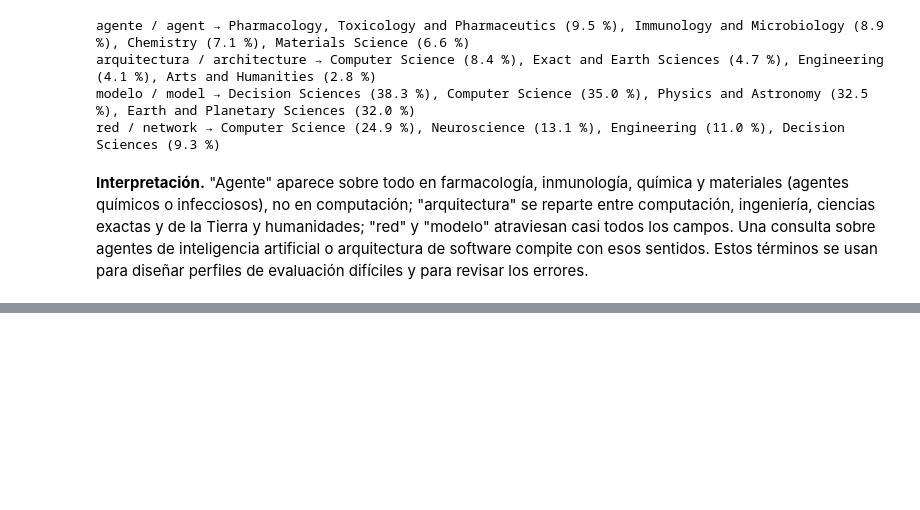
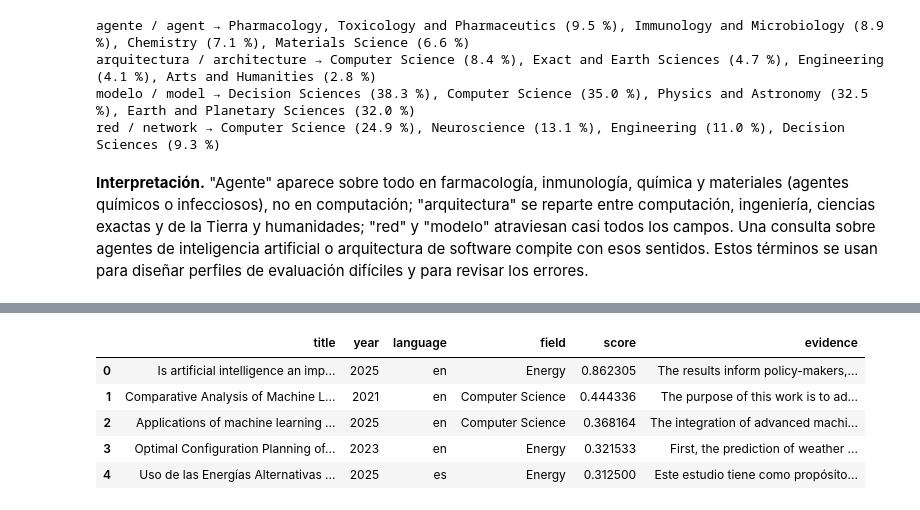
Before and after one commit to Sebas41/SistemaRecomendador, a Jupyter notebook: notebooks/01_recomendador_explicado.ipynb, the cells around one changed output, grey strips where cells are left out. Saved outputs shown, nothing was run; the diff lists cells and outputs as text; code cells hidden in the pictures; blank space fills up the shorter version.

```diff
--- a/notebooks/01_recomendador_explicado.ipynb
+++ b/notebooks/01_recomendador_explicado.ipynb
@@ -323,0 +255,9 @@ Instala el proyecto con python -m pip install -e '.[dev]'. Prepara los datos con
+# %%
+from sisreco.engine import load_reranker, load_retriever, load_vectors, recommend, recommend_similar, build_query
+from sisreco.settings import RERANKER, RETRIEVER
+vectors = load_vectors(catalog, RETRIEVER)
+retriever = load_retriever(RETRIEVER)
+reranker = load_reranker(RERANKER)
+index_manifest = json.loads(RETRIEVER.vectors_path.with_suffix('.json').read_text(encoding='utf-8'))
+print('Vectores:', vectors.shape, '· revisión del modelo:', index_manifest['revision'][:12])
+print(f"Textos que superan {RETRIEVER.max_seq_length} tokens: {index_manifest['truncated_fraction']:.2%}")
@@ -323,0 +272,12 @@ Instala el proyecto con python -m pip install -e '.[dev]'. Prepara los datos con
+# %%
+query = build_query('Quiero investigar el uso de aprendizaje automático para predecir la generación de energía solar y eólica y mejorar la operación de redes eléctricas.',
+                    'pronóstico, energías renovables')
+results = recommend(catalog, query, top_k=5, vectors=vectors, retriever=retriever, reranker=reranker)
+display(results[['title', 'year', 'language', 'field', 'score', 'evidence']])
+# %% [output]
+|  | title | year | language | field | score | evidence |
+| 0 | Is artificial intelligence an imp... | 2025 | en | Energy | 0.862305 | The results inform policy-makers,... |
+| 1 | Comparative Analysis of Machine L... | 2021 | en | Computer Science | 0.444336 | The purpose of this work is to ad... |
+| 2 | Applications of machine learning ... | 2025 | en | Computer Science | 0.368164 | The integration of advanced machi... |
+| 3 | Optimal Configuration Planning of... | 2023 | en | Energy | 0.321533 | First, the prediction of weather ... |
+| 4 | Uso de las Energías Alternativas ... | 2025 | es | Energy | 0.312500 | Este estudio tiene como propósito... |
```
Also changed, not shown: parts of 39 cells of this notebook, 5 other files.
